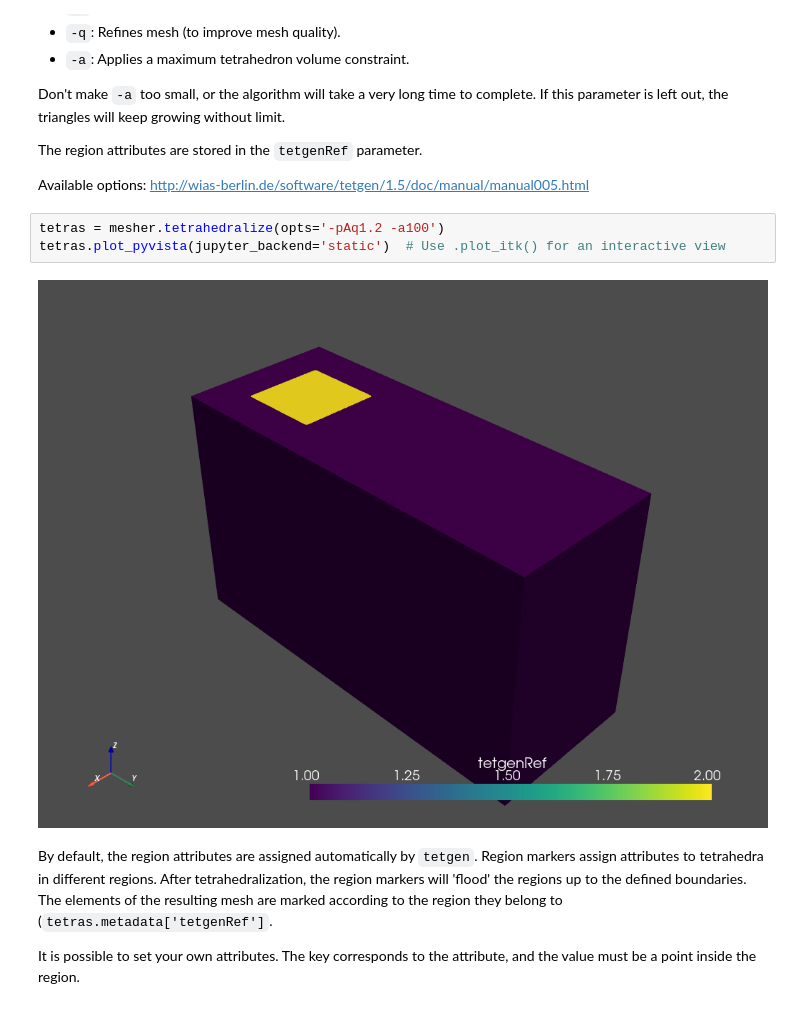
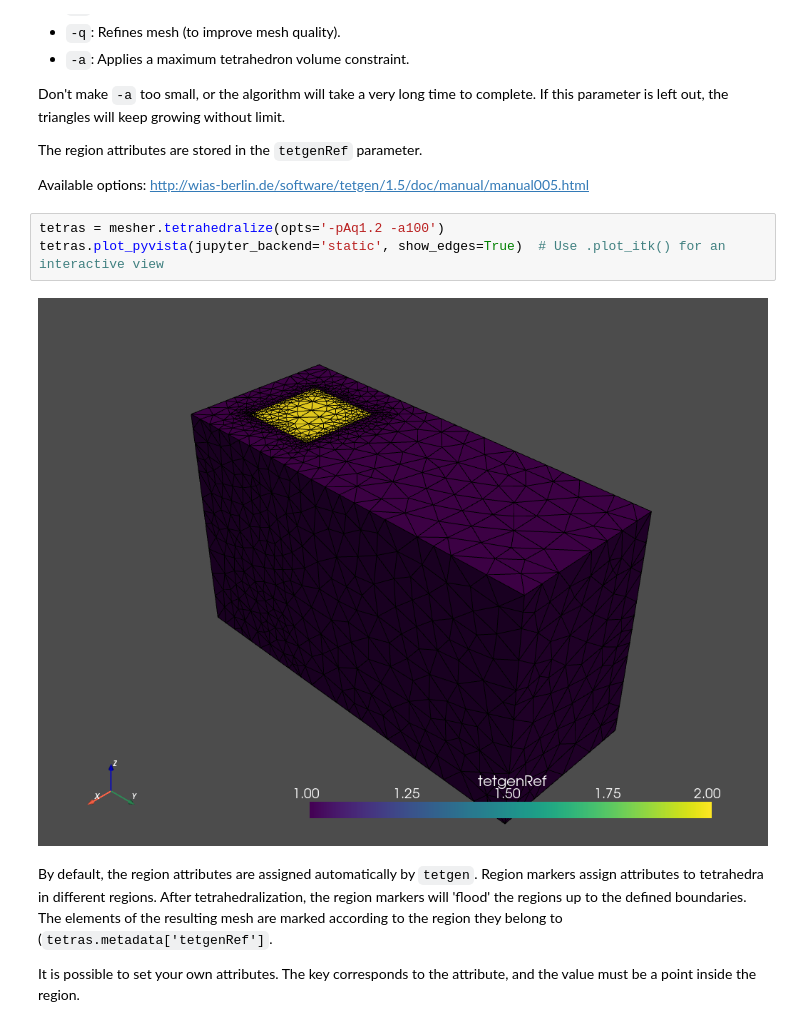
Before and after one commit to hpgem/nanomesh, a Jupyter notebook: notebooks/sample_data/How to do 3D multi-domain meshing from simulated data volume.ipynb, the cells around one changed output. Cells and saved outputs as stored; diff of their text form.

```diff
--- a/notebooks/sample_data/How to do 3D multi-domain meshing from simulated data volume.ipynb
+++ b/notebooks/sample_data/How to do 3D multi-domain meshing from simulated data volume.ipynb
@@ -82,9 +84,9 @@ The region attributes are stored in the `tetgenRef` parameter.
 Available options: http://wias-berlin.de/software/tetgen/1.5/doc/manual/manual005.html
 # %%
 tetras = mesher.tetrahedralize(opts='-pAq1.2 -a100')
-tetras.plot_pyvista(jupyter_backend='static')  # Use .plot_itk() for an interactive view
+tetras.plot_pyvista(jupyter_backend='static', show_edges=True)  # Use .plot_itk() for an interactive view
 # %% [output]
-[figure, old version]
+[figure, new version]
 # %% [markdown]
 By default, the region attributes are assigned automatically by `tetgen`. Region markers assign attributes to tetrahedra in different regions. After tetrahedralization, the region markers will 'flood' the regions up to the defined boundaries. The elements of the resulting mesh are marked according to the region they belong to (`tetras.metadata['tetgenRef']`.
 
```
Also changed, not shown: parts of 3 cells of this notebook, 2 other files.
